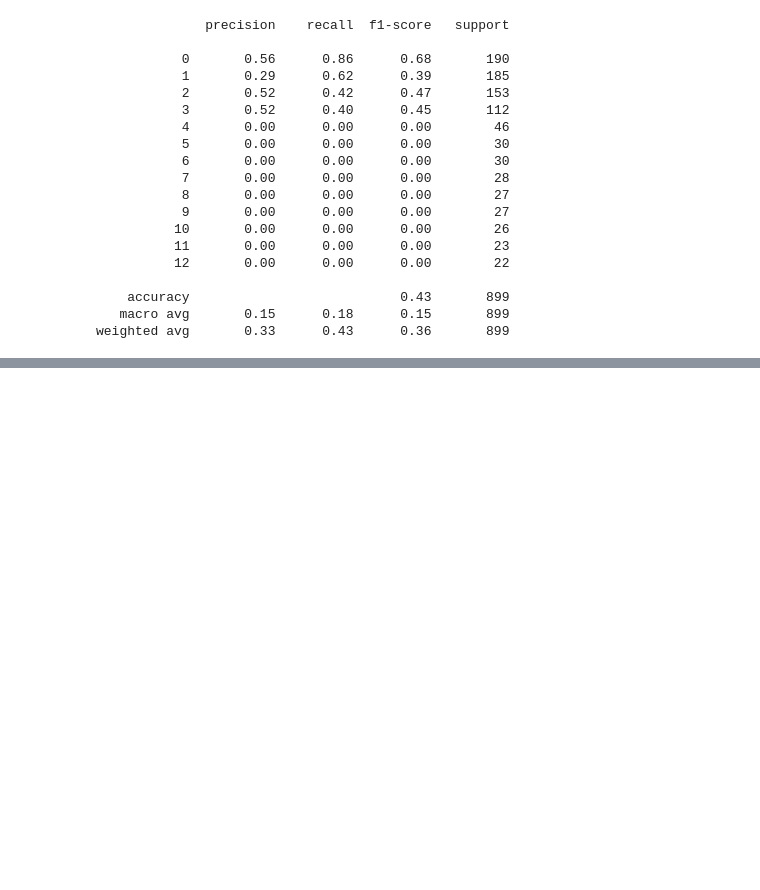
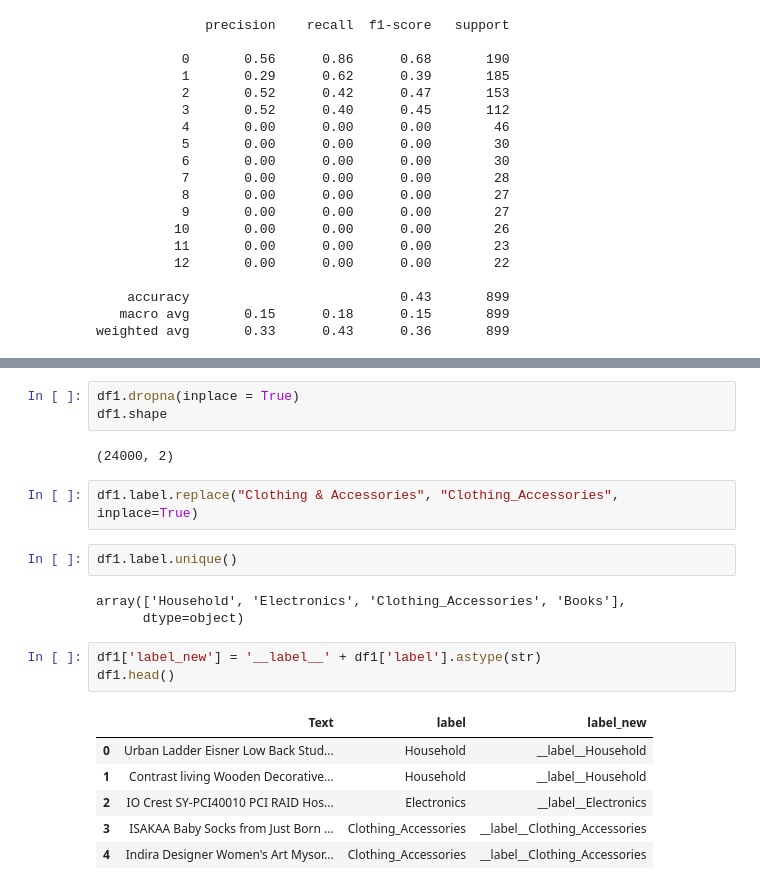
Before and after one commit to olinyoder2534/NLP_practice, a Jupyter notebook: FastText.ipynb, the cells around one changed output, grey strips where cells are left out. Saved outputs shown, nothing was run; the diff lists cells and outputs as text; blank space fills up the shorter version.

```diff
--- a/FastText.ipynb
+++ b/FastText.ipynb
@@ -233,0 +262,22 @@ weighted avg       0.33      0.43      0.36       899
+# %%
+df1.dropna(inplace = True)
+df1.shape
+# %% [output]
+(24000, 2)
+# %%
+df1.label.replace("Clothing & Accessories", "Clothing_Accessories", inplace=True)
+# %%
+df1.label.unique()
+# %% [output]
+array(['Household', 'Electronics', 'Clothing_Accessories', 'Books'],
+      dtype=object)
+# %%
+df1['label_new'] = '__label__' + df1['label'].astype(str)
+df1.head()
+# %% [output]
+|  | Text | label | label_new |
+| 0 | Urban Ladder Eisner Low Back Stud... | Household | __label__Household |
+| 1 | Contrast living Wooden Decorative... | Household | __label__Household |
+| 2 | IO Crest SY-PCI40010 PCI RAID Hos... | Electronics | __label__Electronics |
+| 3 | ISAKAA Baby Socks from Just Born ... | Clothing_Accessories | __label__Clothing_Accessories |
+| 4 | Indira Designer Women's Art Mysor... | Clothing_Accessories | __label__Clothing_Accessories |
```
Also changed, not shown: parts of 18 cells of this notebook.
